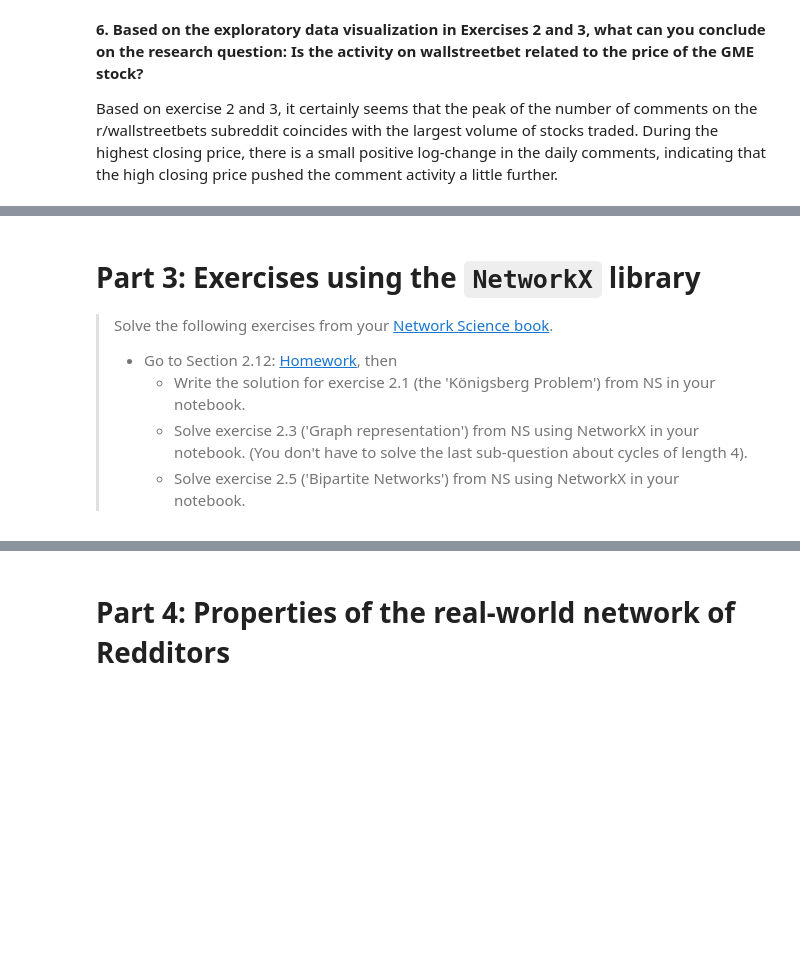
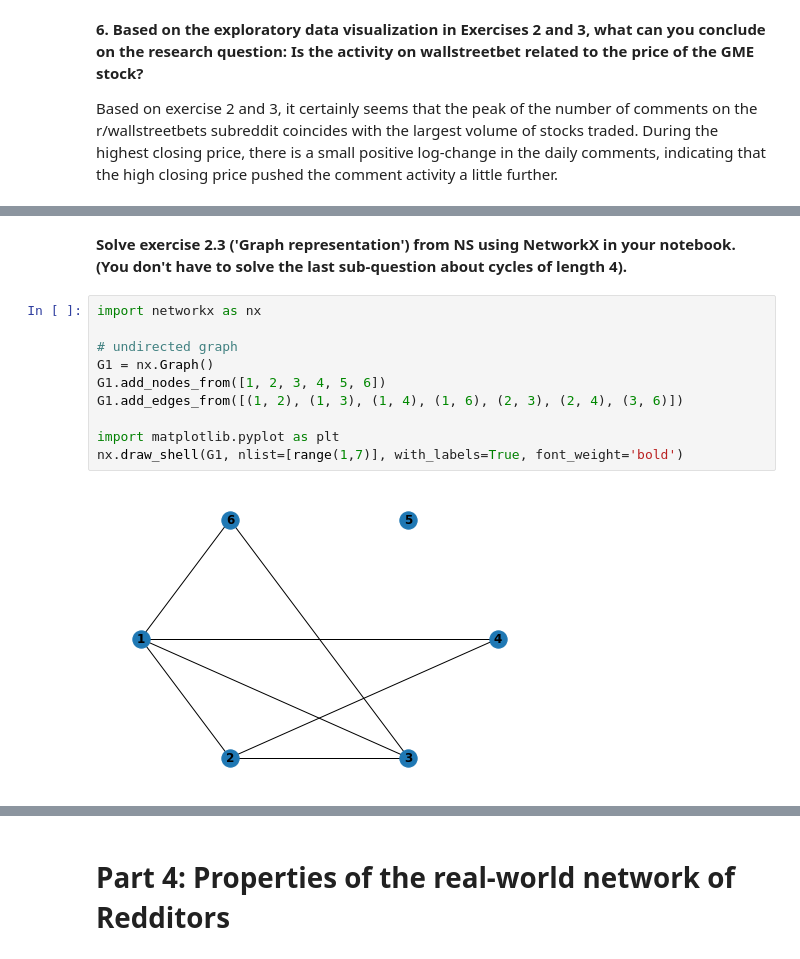
Before and after one commit to TECH-yufu/comsocsci2022-assignment-1, a Jupyter notebook: Assignment1.ipynb, the cells around one changed output, grey strips where cells are left out. Saved outputs shown, nothing was run; the diff lists cells and outputs as text; blank space fills up the shorter version.

Commit message:
Part 3: graphs 🥖

```diff
--- a/Assignment1.ipynb
+++ b/Assignment1.ipynb
@@ -202,8 +216,14 @@ Based on exercise 2 and 3, it certainly seems that the peak of the number of com
 # %% [markdown]
-#  Part 3: Exercises using the `NetworkX` library
-
-> Solve the following exercises from your [Network Science book](http://networksciencebook.com).
-> * Go to Section 2.12: [Homework](http://networksciencebook.com/chapter/2#homework2), then
->     * Write the solution for exercise 2.1 (the 'Königsberg Problem') from NS in your notebook.
->     * Solve exercise 2.3 ('Graph representation') from NS using NetworkX in your notebook. (You don't have to solve the last sub-question about cycles of length 4).
->     * Solve exercise 2.5 ('Bipartite Networks') from NS using NetworkX in your notebook.
+**Solve exercise 2.3 ('Graph representation') from NS using NetworkX in your notebook. (You don't have to solve the last sub-question about cycles of length 4).**
+# %%
+import networkx as nx
+
+# undirected graph
+G1 = nx.Graph()
+G1.add_nodes_from([1, 2, 3, 4, 5, 6])
+G1.add_edges_from([(1, 2), (1, 3), (1, 4), (1, 6), (2, 3), (2, 4), (3, 6)])
+
+import matplotlib.pyplot as plt
+nx.draw_shell(G1, nlist=[range(1,7)], with_labels=True, font_weight='bold')
+# %% [output]
+[figure, added]
```
Also changed, not shown: parts of 7 cells of this notebook.
